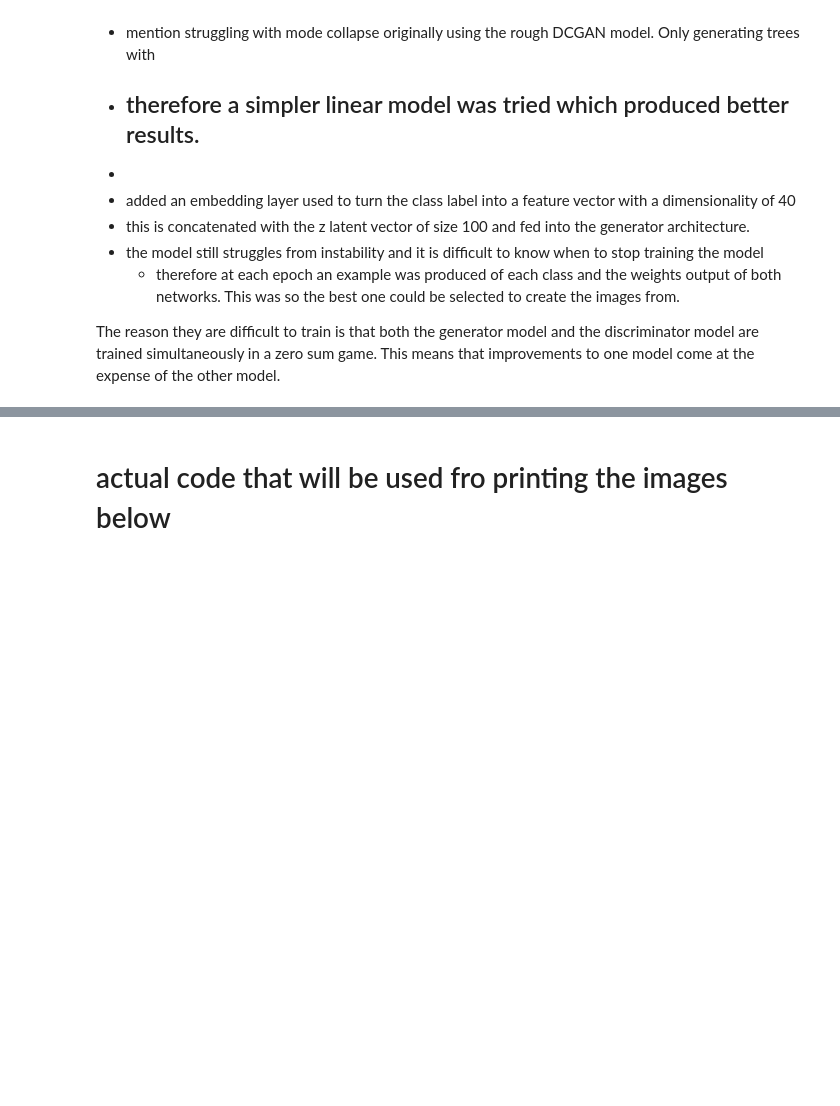
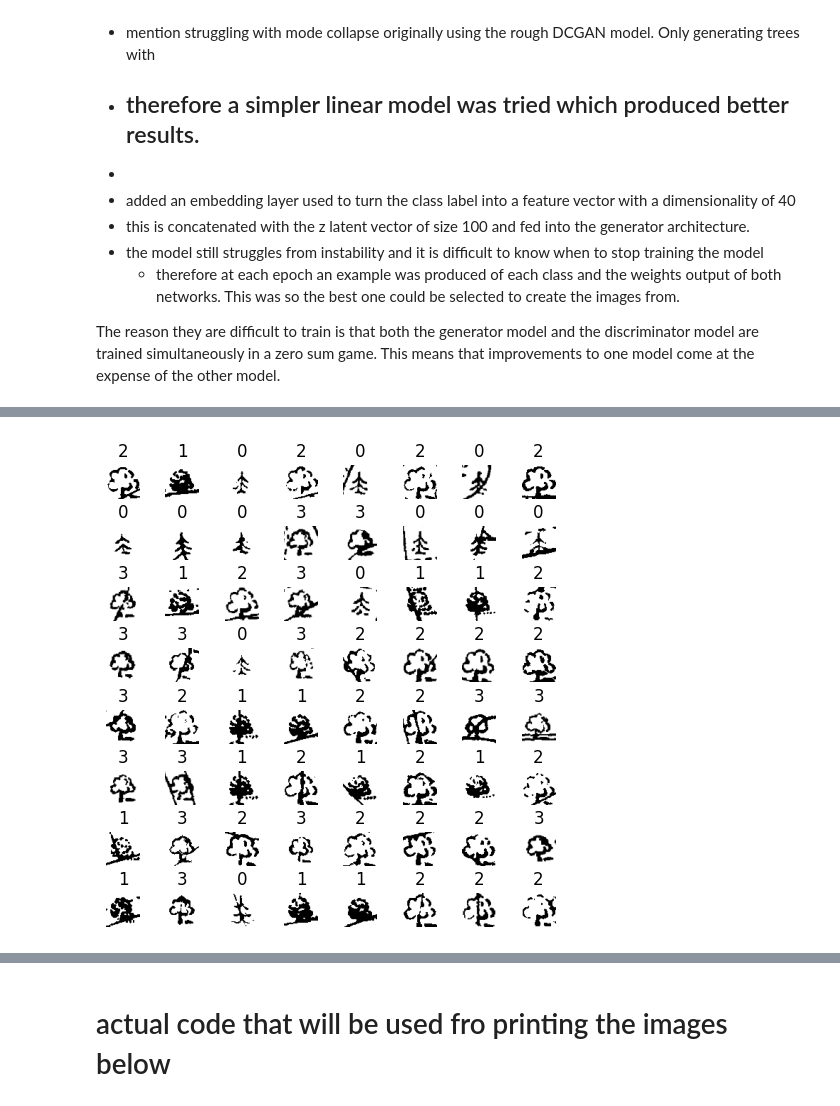
Before and after one commit to LucyIvatt/probabilistic-and-deep-learning, a Jupyter notebook: int3.ipynb, the cells around one changed output, grey strips where cells are left out. Saved outputs shown, nothing was run; the diff lists cells and outputs as text; code cells hidden in the pictures; blank space fills up the shorter version.

```diff
--- a/int3.ipynb
+++ b/int3.ipynb
@@ -844,5 +856,6 @@ np.random.seed(100)
 # %%
 class CGANImageDataset(Dataset):
+    '''Simple custom dataset to load in the 4 tree classes without the background class.'''
     def __init__(self, root, image_dirs, transform=None):
         self.root = root
         self.transform = transform
@@ -870,25 +883,29 @@ class CGANImageDataset(Dataset):
 CGAN_data = CGANImageDataset('images', ["class_1", "class_2", "class_3", "class_4"], transforms.Compose([transforms.Grayscale(num_output_channels=1), transforms.ToTensor(),
                                                                                 transforms.Normalize(0.5,0.5)]))
 # %%
+# Initialises the weighted random sampler and the dataloader
 cgan_y_train = CGAN_data.labels
 num_class_gan_train = Counter(cgan_y_train)
 cgan_class_sample_count = np.array([v for _, v in sorted(num_class_gan_train.items())])
 cgan_weight = 1. / torch.tensor(cgan_class_sample_count).float()
 cgan_samples_weight = np.array([cgan_weight[t] for t in cgan_y_train])
 cgan_samples_weight = torch.from_numpy(cgan_samples_weight)
 sampler = torch.utils.data.WeightedRandomSampler(cgan_samples_weight, len(cgan_samples_weight))
 CGAN_dataloader=torch.utils.data.DataLoader(CGAN_data, batch_size=BATCH_SIZE, sampler = sampler, drop_last=True)
 
+# Prints and example of a batch
 images, labels = next(iter(CGAN_dataloader))
 figure = plt.figure(figsize=(6, 6))
 plt.subplots_adjust(left=None, bottom=None, right=None, top=None, wspace=0.2, hspace=0.8)
-cols, rows = 5, 5
+cols, rows = 8, 8
 for i in range(cols * rows):
     figure.add_subplot(rows, cols, i+1)
     plt.title(labels[i].item())
     plt.axis("off")
     plt.imshow(images[i,:].squeeze(), cmap="gray")
 plt.show()
+# %% [output]
+[figure, added]
 # %%
 plt.figure(figsize=(10,5))
 
```
Also changed, not shown: parts of 9 cells of this notebook.
